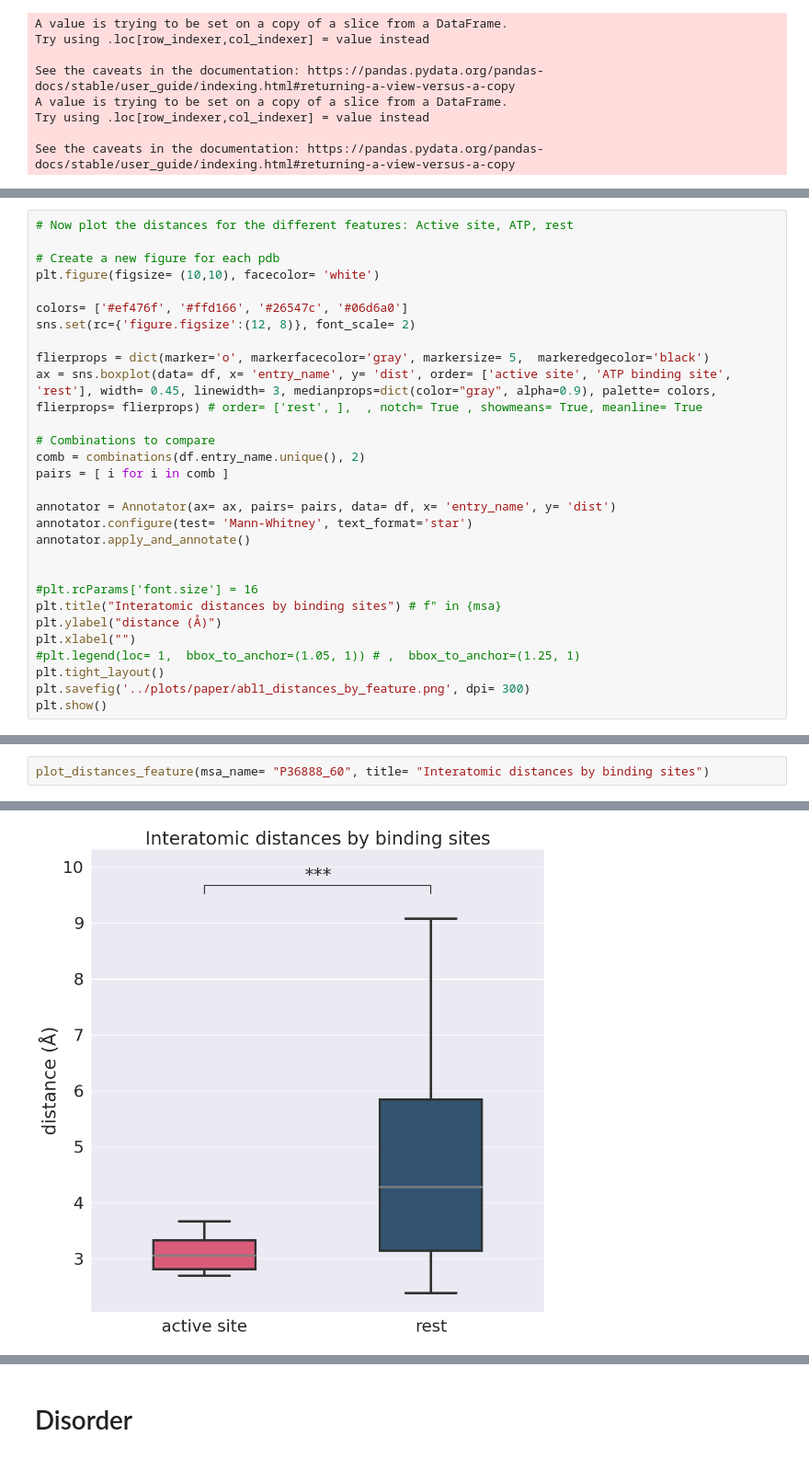
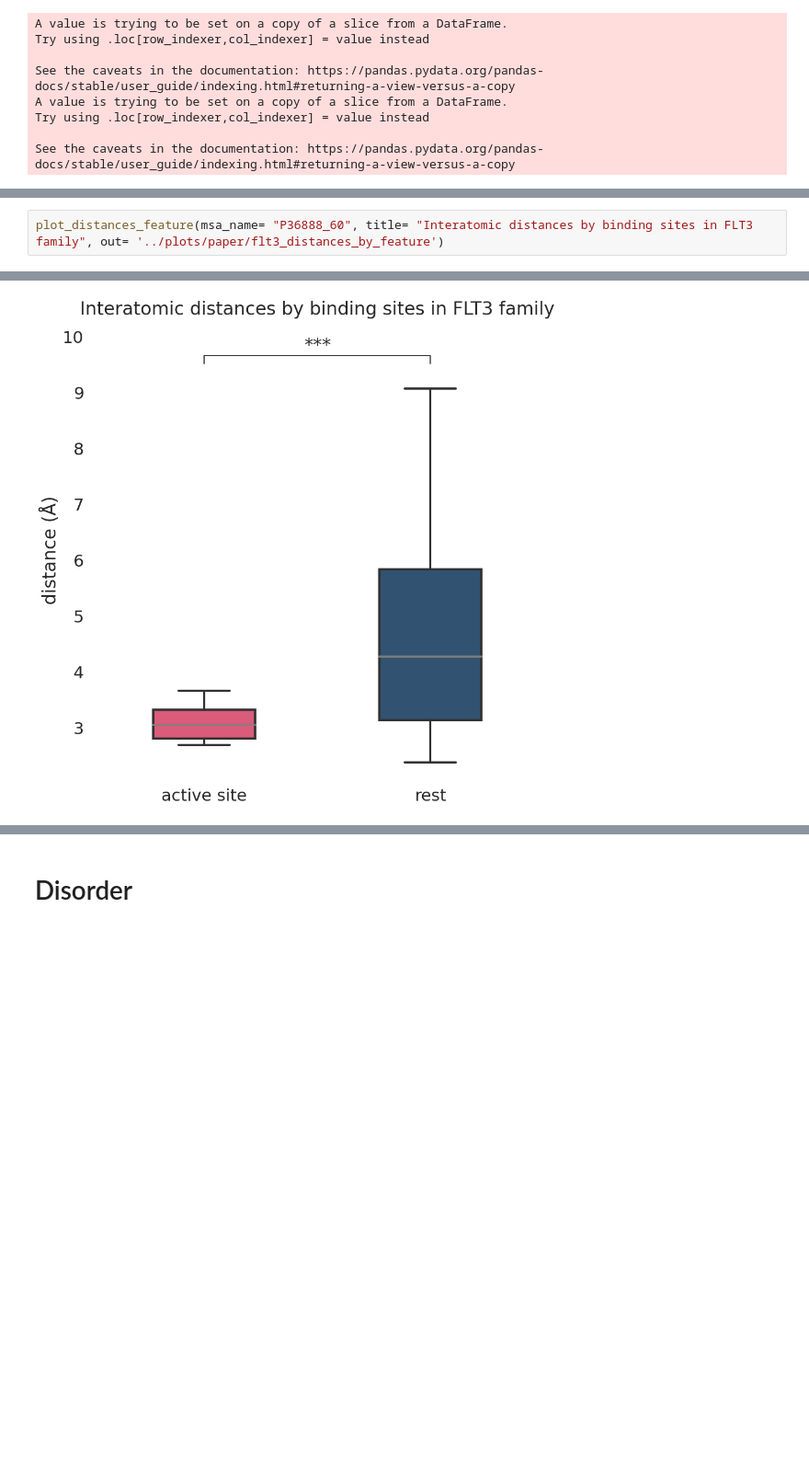
Before and after one commit to alvaro-2/cis-reg, a Jupyter notebook: scripts/paper_figures.ipynb, the cells around one changed output, grey strips where cells are left out. Shown at 92% size. Saved outputs shown, nothing was run; the diff lists cells and outputs as text; blank space fills up the shorter version.

```diff
--- a/scripts/paper_figures.ipynb
+++ b/scripts/paper_figures.ipynb
@@ -261,29 +282,0 @@ df
-# %%
-# Now plot the distances for the different features: Active site, ATP, rest
-
-# Create a new figure for each pdb
-plt.figure(figsize= (10,10), facecolor= 'white')
-
-colors= ['#ef476f', '#ffd166', '#26547c', '#06d6a0']
-sns.set(rc={'figure.figsize':(12, 8)}, font_scale= 2)
-
-flierprops = dict(marker='o', markerfacecolor='gray', markersize= 5,  markeredgecolor='black')
-ax = sns.boxplot(data= df, x= 'entry_name', y= 'dist', order= ['active site', 'ATP binding site', 'rest'], width= 0.45, linewidth= 3, medianprops=dict(color="gray", alpha=0.9), palette= colors, flierprops= flierprops) # order= ['rest', ],  , notch= True , showmeans= True, meanline= True
-
-# Combinations to compare
-comb = combinations(df.entry_name.unique(), 2)
-pairs = [ i for i in comb ]
-
-annotator = Annotator(ax= ax, pairs= pairs, data= df, x= 'entry_name', y= 'dist')
-annotator.configure(test= 'Mann-Whitney', text_format='star')
-annotator.apply_and_annotate()
-
-
-#plt.rcParams['font.size'] = 16
-plt.title("Interatomic distances by binding sites") # f" in {msa}
-plt.ylabel("distance (Å)")
-plt.xlabel("")
-#plt.legend(loc= 1,  bbox_to_anchor=(1.05, 1)) # ,  bbox_to_anchor=(1.25, 1)
-plt.tight_layout()
-plt.savefig('../plots/paper/abl1_distances_by_feature.png', dpi= 300)
-plt.show()
@@ -376,3 +383,3 @@ def plot_distances_feature(msa_name, title, out= None):
 # %%
-plot_distances_feature(msa_name= "P36888_60", title= "Interatomic distances by binding sites")
+plot_distances_feature(msa_name= "P36888_60", title= "Interatomic distances by binding sites in FLT3 family", out= '../plots/paper/flt3_distances_by_feature')
 # %% [output]
@@ -395 +402 @@ See the caveats in the documentation: https://pandas.pydata.org/pandas-docs/stab
-[figure, old version]
+[figure, new version]
```
Also changed, not shown: parts of 44 cells of this notebook, 4 other files.
